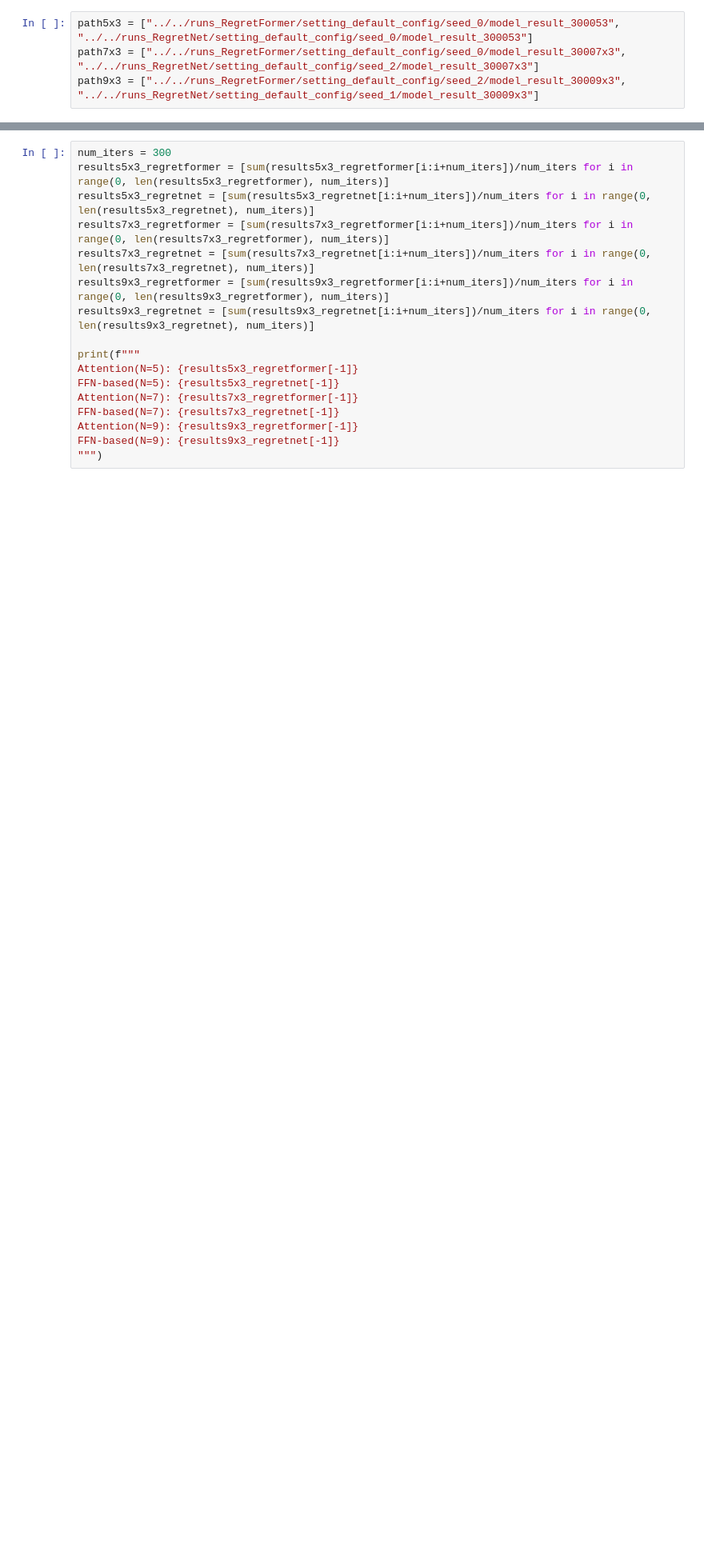
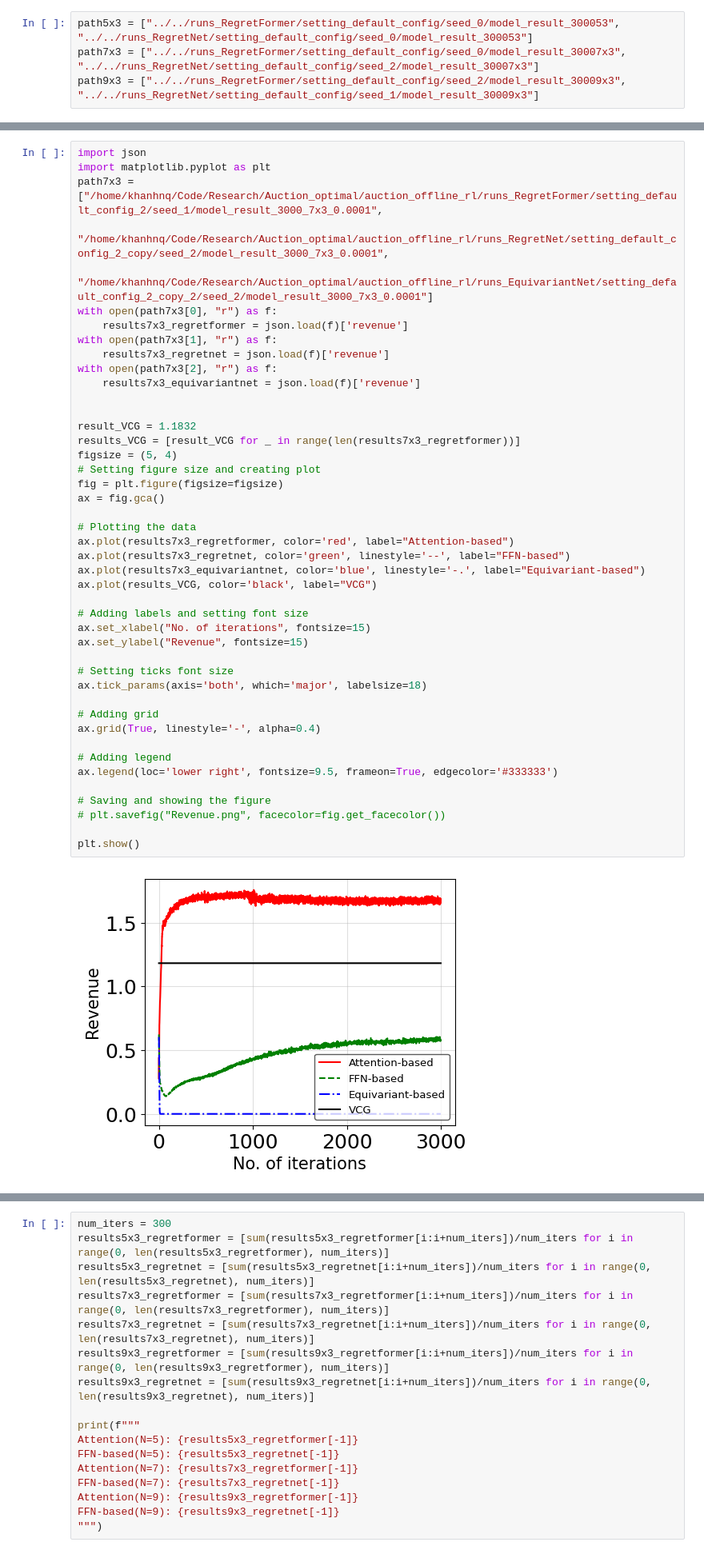
Before and after one commit to qkhanh711/optimaler-modify, a Jupyter notebook: plots/plot.ipynb, the cells around one changed output, grey strips where cells are left out. Shown: that part at 80% size. Drawn from its saved outputs; the diff is of its cells as text; blank space fills up the shorter version.

```diff
--- a/plots/plot.ipynb
+++ b/plots/plot.ipynb
@@ -127,0 +186,46 @@ plt.show()
+# %%
+import json
+import matplotlib.pyplot as plt
+path7x3 = ["/home/khanhnq/Code/Research/Auction_optimal/auction_offline_rl/runs_RegretFormer/setting_default_config_2/seed_1/model_result_3000_7x3_0.0001",
+           "/home/khanhnq/Code/Research/Auction_optimal/auction_offline_rl/runs_RegretNet/setting_default_config_2_copy/seed_2/model_result_3000_7x3_0.0001",
+           "/home/khanhnq/Code/Research/Auction_optimal/auction_offline_rl/runs_EquivariantNet/setting_default_config_2_copy_2/seed_2/model_result_3000_7x3_0.0001"]
+with open(path7x3[0], "r") as f:
+    results7x3_regretformer = json.load(f)['revenue']
+with open(path7x3[1], "r") as f:
+    results7x3_regretnet = json.load(f)['revenue']
+with open(path7x3[2], "r") as f:
+    results7x3_equivariantnet = json.load(f)['revenue']
+
+
+result_VCG = 1.1832
+results_VCG = [result_VCG for _ in range(len(results7x3_regretformer))]
+figsize = (5, 4)
+# Setting figure size and creating plot
+fig = plt.figure(figsize=figsize)
+ax = fig.gca()
+
+# Plotting the data
+ax.plot(results7x3_regretformer, color='red', label="Attention-based")
+ax.plot(results7x3_regretnet, color='green', linestyle='--', label="FFN-based")
+ax.plot(results7x3_equivariantnet, color='blue', linestyle='-.', label="Equivariant-based")
+ax.plot(results_VCG, color='black', label="VCG")
+
+# Adding labels and setting font size
+ax.set_xlabel("No. of iterations", fontsize=15)
+ax.set_ylabel("Revenue", fontsize=15)
+
+# Setting ticks font size
+ax.tick_params(axis='both', which='major', labelsize=18)
+
+# Adding grid
+ax.grid(True, linestyle='-', alpha=0.4)
+
+# Adding legend
+ax.legend(loc='lower right', fontsize=9.5, frameon=True, edgecolor='#333333')
+
+# Saving and showing the figure
+# plt.savefig("Revenue.png", facecolor=fig.get_facecolor())
+
+plt.show()
+# %% [output]
+[figure, added]
```
Also changed, not shown: parts of 4 cells of this notebook, 10 other files.
